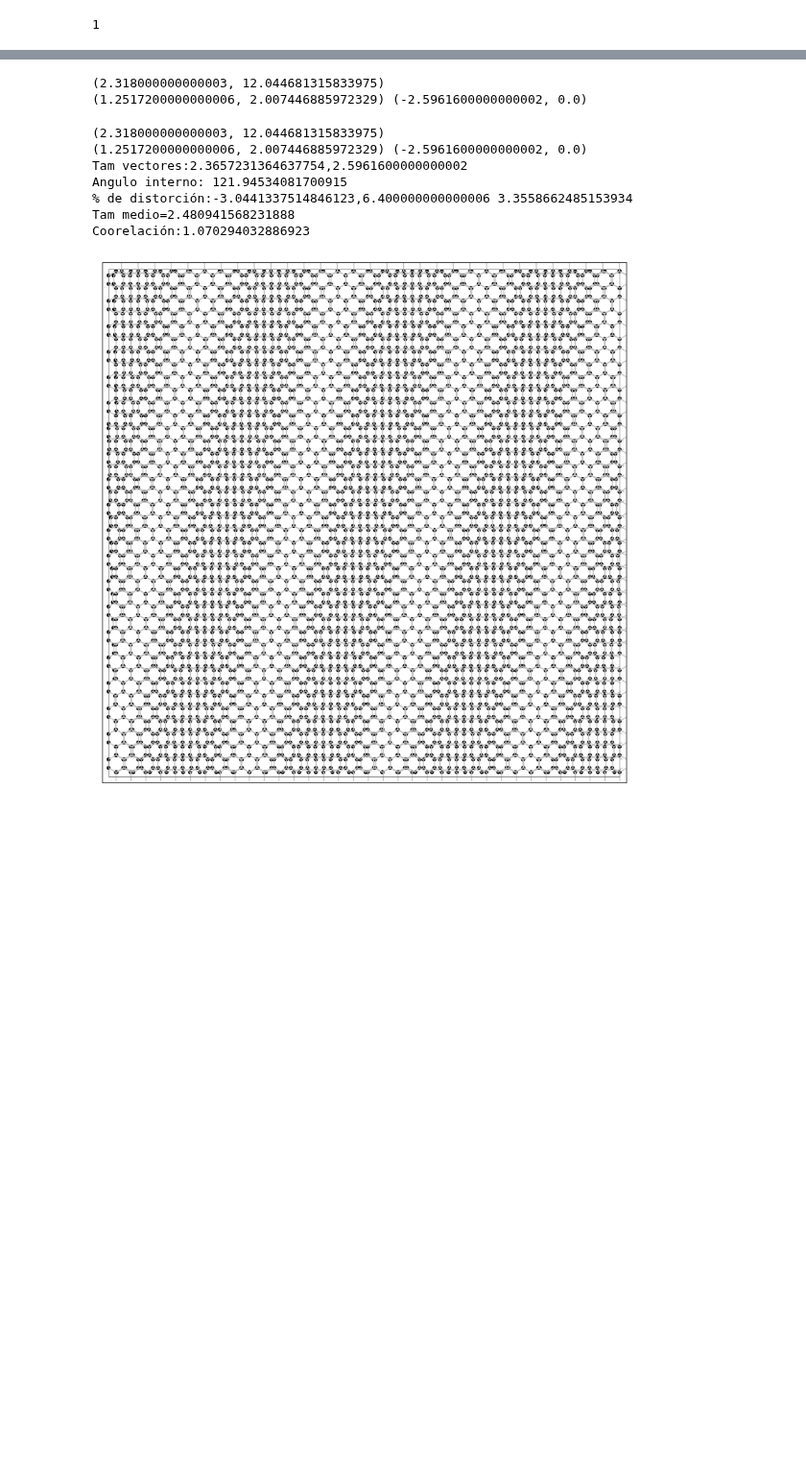
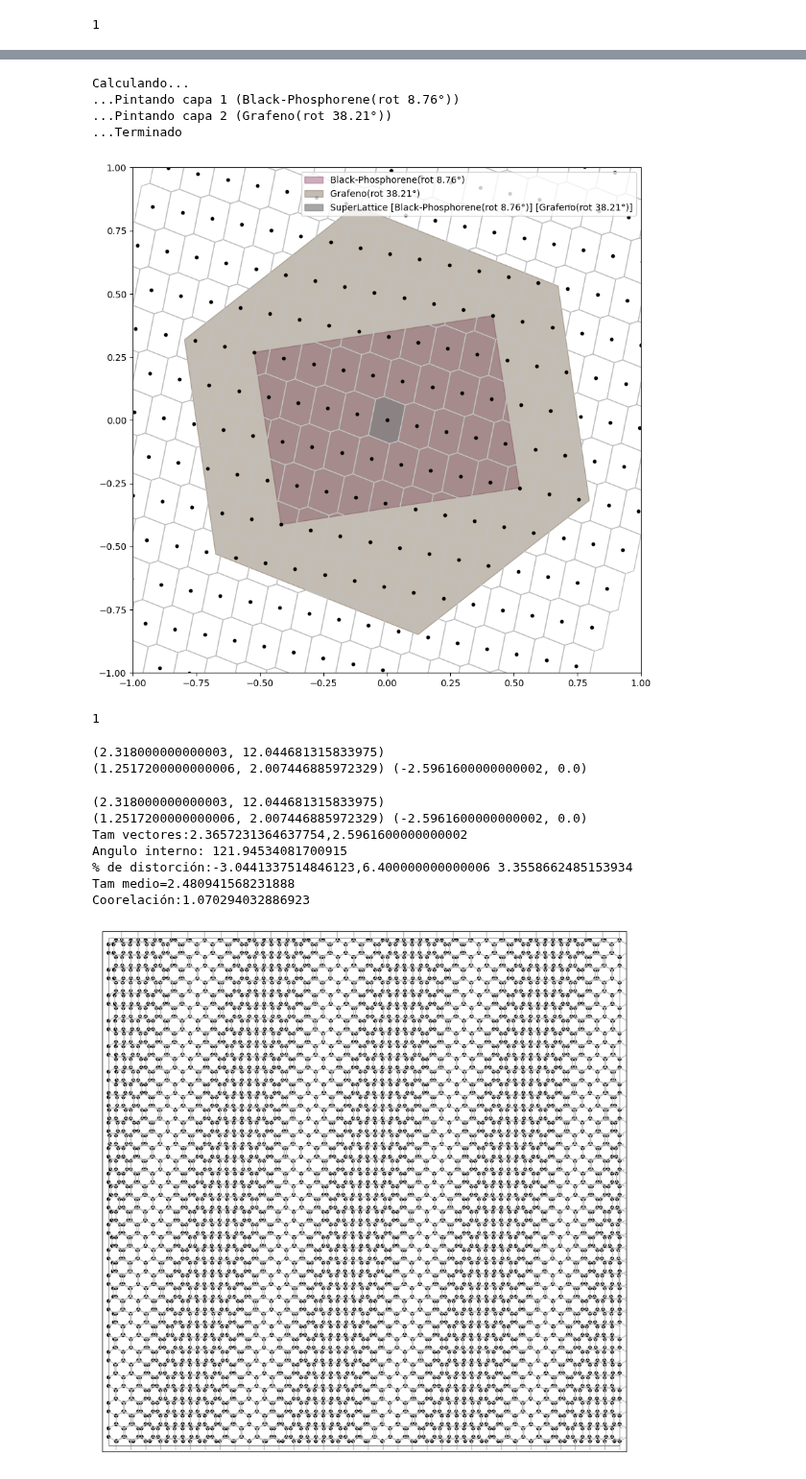
Before and after one commit to OssielAg/SS, a Jupyter notebook: SuperCell/protosistema.ipynb, the cells around one changed output, grey strips where cells are left out. Shown at 96% size. Saved outputs shown, nothing was run; the diff lists cells and outputs as text; code cells hidden in the pictures; blank space fills up the shorter version.

```diff
--- a/SuperCell/protosistema.ipynb
+++ b/SuperCell/protosistema.ipynb
@@ -277,3 +250,12 @@ s.SuperRed.exporta()
+# %%
+s.SuperRed.printReciprocalSpace()
+# %% [output]
+Calculando...
+...Pintando capa 1 (Black-Phosphorene(rot 8.76°))
+...Pintando capa 2 (Grafeno(rot 38.21°))
+...Terminado
+[figure, added]
+1
 # %%
 tam=(2.44)*(1-0.05)
 tam2=2.44
```
Also changed, not shown: parts of 30 cells of this notebook, 22 other files.
